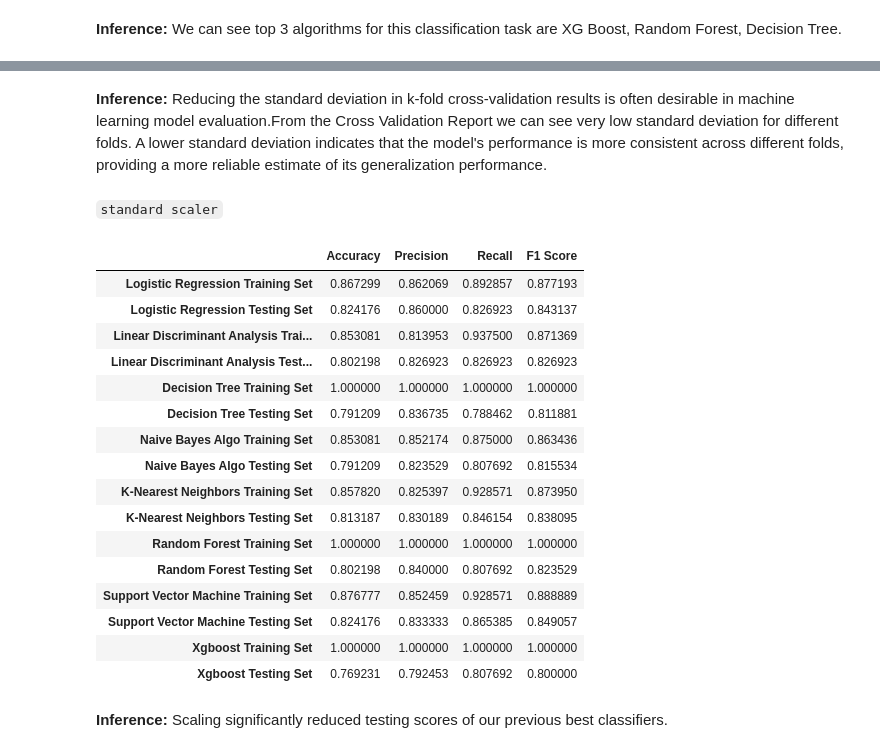
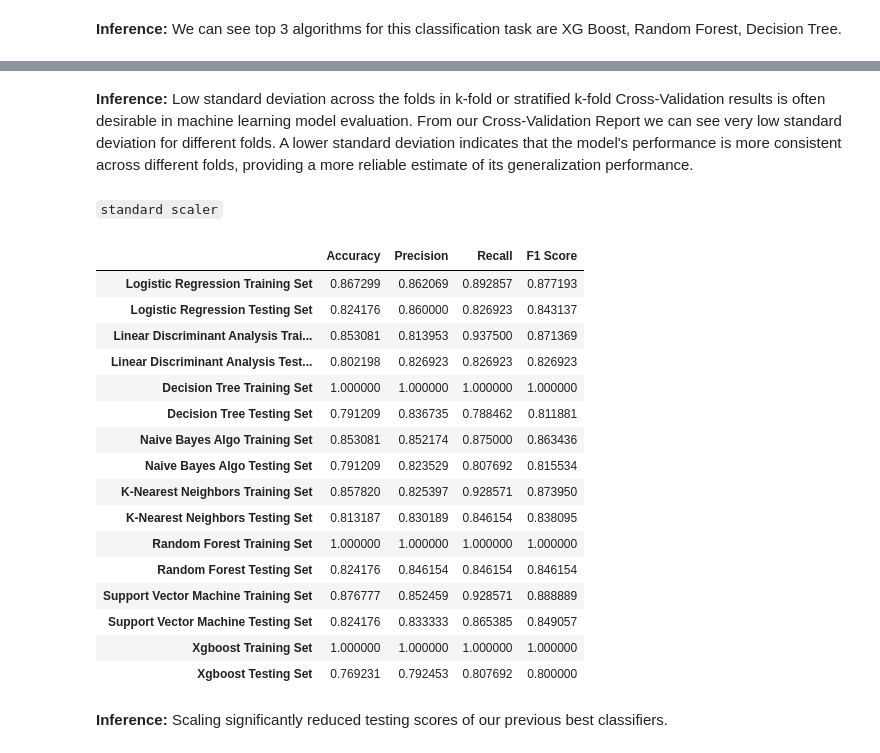
Before and after one commit to soumyadeepghoshGG/Heart-Disease-Classification, a Jupyter notebook: Heart-Disease-Classification.ipynb, the cells around one changed output, grey strips where cells are left out. Drawn from its saved outputs; the diff is of its cells as text; code cells hidden in the pictures.

```diff
--- a/Heart-Disease-Classification.ipynb
+++ b/Heart-Disease-Classification.ipynb
@@ -36,7 +37,7 @@ Now that we have all the libraries we will need, I can import the dataset and ta
 # files_in_cwd = os.listdir()
 # print(files_in_cwd)
 
-data = pd.read_csv("Heart-Disease.csv")
+data = pd.read_csv("data/Heart-Disease.csv")
 
 # Making Copy for the baseline data
 base_df = data.copy()
@@ -612,30 +444,30 @@ CROSS VALIDATION USING F1 SCORES
 | SUPPORT VECTOR MACHINE | 0.834783 | 0.890909 | 0.846847 | 0.904348 | 0.912281 | 0.840336 | 0.878505 | 0.836364 | 0.789916 | 0.872727 | 0.860701 | ... |
 | XGBoost | 1.000000 | 1.000000 | 1.000000 | 0.981481 | 1.000000 | 1.000000 | 1.000000 | 1.000000 | 1.000000 | 0.981481 | 0.996296 | ... |
 # %% [markdown]
-**Inference:** Reducing the standard deviation in k-fold cross-validation results is often desirable in machine learning model evaluation.From the Cross Validation Report we can see very low standard deviation for different folds. A lower standard deviation indicates that the model's performance is more consistent across different folds, providing a more reliable estimate of its generalization performance.
+**Inference:** Low standard deviation across the folds in k-fold or stratified k-fold Cross-Validation results is often desirable in machine learning model evaluation. From our Cross-Validation Report we can see very low standard deviation for different folds. A lower standard deviation indicates that the model's performance is more consistent across different folds, providing a more reliable estimate of its generalization performance.
 # %% [markdown]
 `standard scaler`
 # %%
 X = data.iloc[:,:-1]
 y = data['target']
 
 # Generate Classification Report
 report = ClassificationModelEvaluator(X, y, **models)
-display(report.display_report())
+display(report.display_classification_metrics())
 # %% [output]
 |  | Accuracy | Precision | Recall | F1 Score |
 | Logistic Regression Training Set | 0.867299 | 0.862069 | 0.892857 | 0.877193 |
 | Logistic Regression Testing Set | 0.824176 | 0.860000 | 0.826923 | 0.843137 |
 | Linear Discriminant Analysis Trai... | 0.853081 | 0.813953 | 0.937500 | 0.871369 |
 | Linear Discriminant Analysis Test... | 0.802198 | 0.826923 | 0.826923 | 0.826923 |
 | Decision Tree Training Set | 1.000000 | 1.000000 | 1.000000 | 1.000000 |
 | Decision Tree Testing Set | 0.791209 | 0.836735 | 0.788462 | 0.811881 |
 | Naive Bayes Algo Training Set | 0.853081 | 0.852174 | 0.875000 | 0.863436 |
 | Naive Bayes Algo Testing Set | 0.791209 | 0.823529 | 0.807692 | 0.815534 |
 | K-Nearest Neighbors Training Set | 0.857820 | 0.825397 | 0.928571 | 0.873950 |
 | K-Nearest Neighbors Testing Set | 0.813187 | 0.830189 | 0.846154 | 0.838095 |
 | Random Forest Training Set | 1.000000 | 1.000000 | 1.000000 | 1.000000 |
-| Random Forest Testing Set | 0.802198 | 0.840000 | 0.807692 | 0.823529 |
+| Random Forest Testing Set | 0.824176 | 0.846154 | 0.846154 | 0.846154 |
 | Support Vector Machine Training Set | 0.876777 | 0.852459 | 0.928571 | 0.888889 |
 | Support Vector Machine Testing Set | 0.824176 | 0.833333 | 0.865385 | 0.849057 |
 | Xgboost Training Set | 1.000000 | 1.000000 | 1.000000 | 1.000000 |
```
Also changed, not shown: parts of 4 cells of this notebook, 4 other files.
